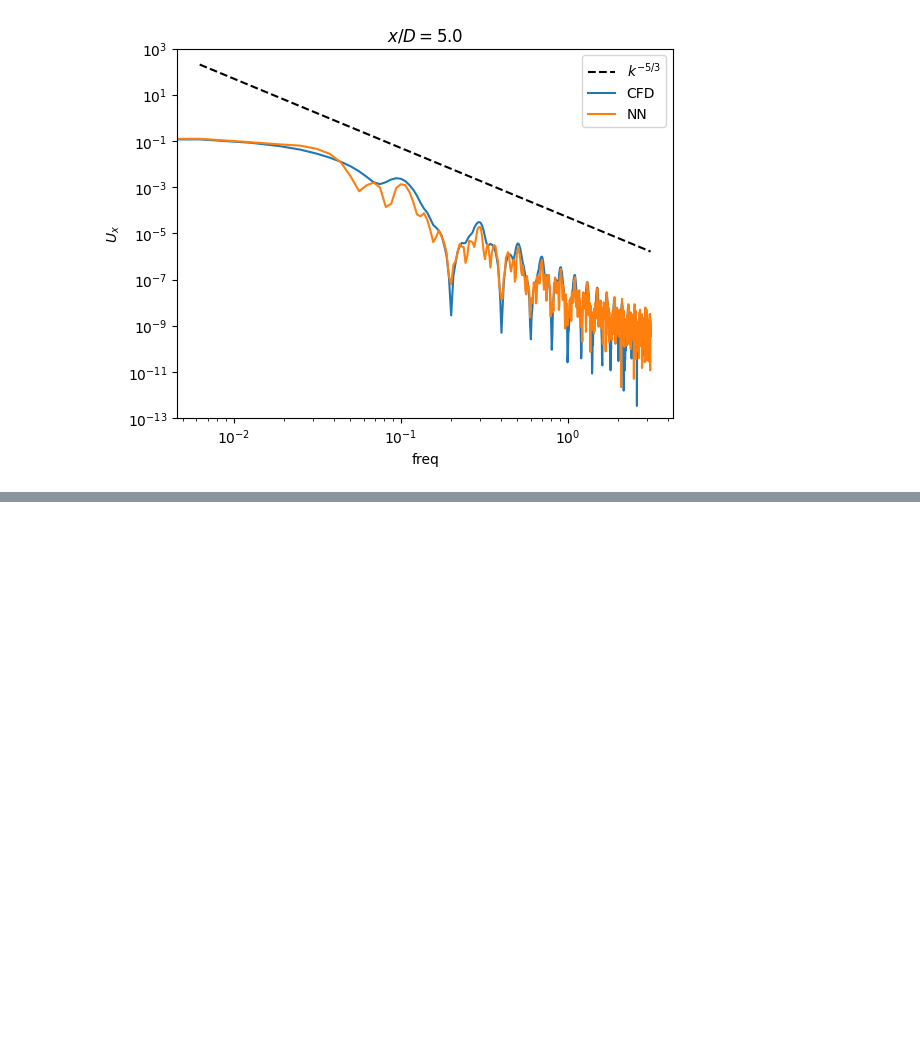
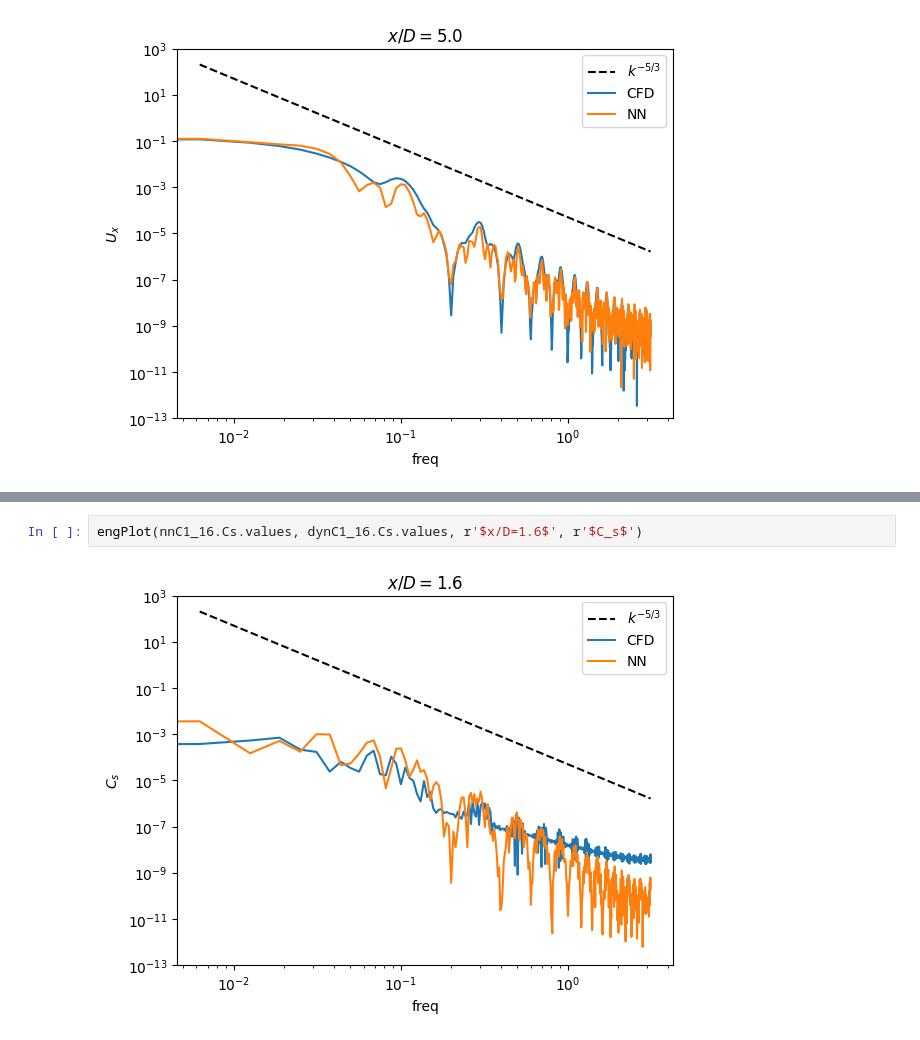
Before and after one commit to halimarefat/torchFOAM, a Jupyter notebook: Analysis/TraversewisePlot.ipynb, the cells around one changed output, grey strips where cells are left out. Saved outputs shown, nothing was run; the diff lists cells and outputs as text; blank space fills up the shorter version.

```diff
--- a/Analysis/TraversewisePlot.ipynb
+++ b/Analysis/TraversewisePlot.ipynb
@@ -122,0 +123,4 @@ engPlot(nnC1_50.Cs.values, dynC1_50.Cs.values, r'$x/D=0.0$', r'$C_s$')
+# %%
+engPlot(nnC1_16.Cs.values, dynC1_16.Cs.values, r'$x/D=1.6$', r'$C_s$')
+# %% [output]
+[figure, added]
```
Also changed, not shown: parts of 17 cells of this notebook.
